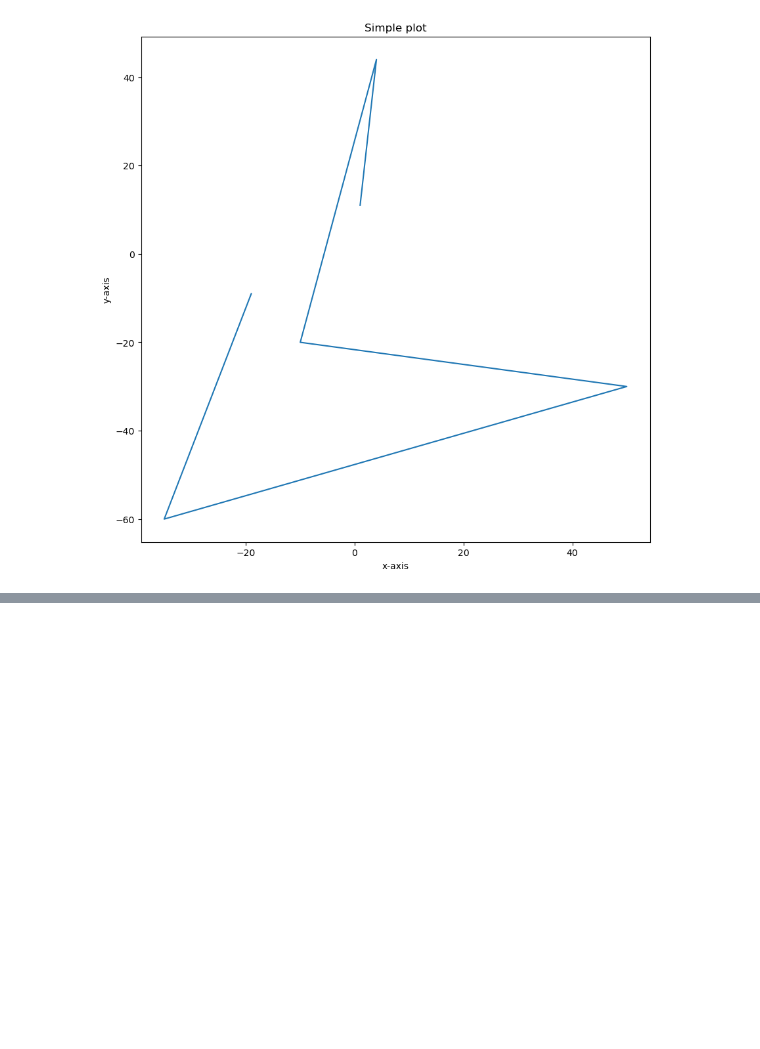
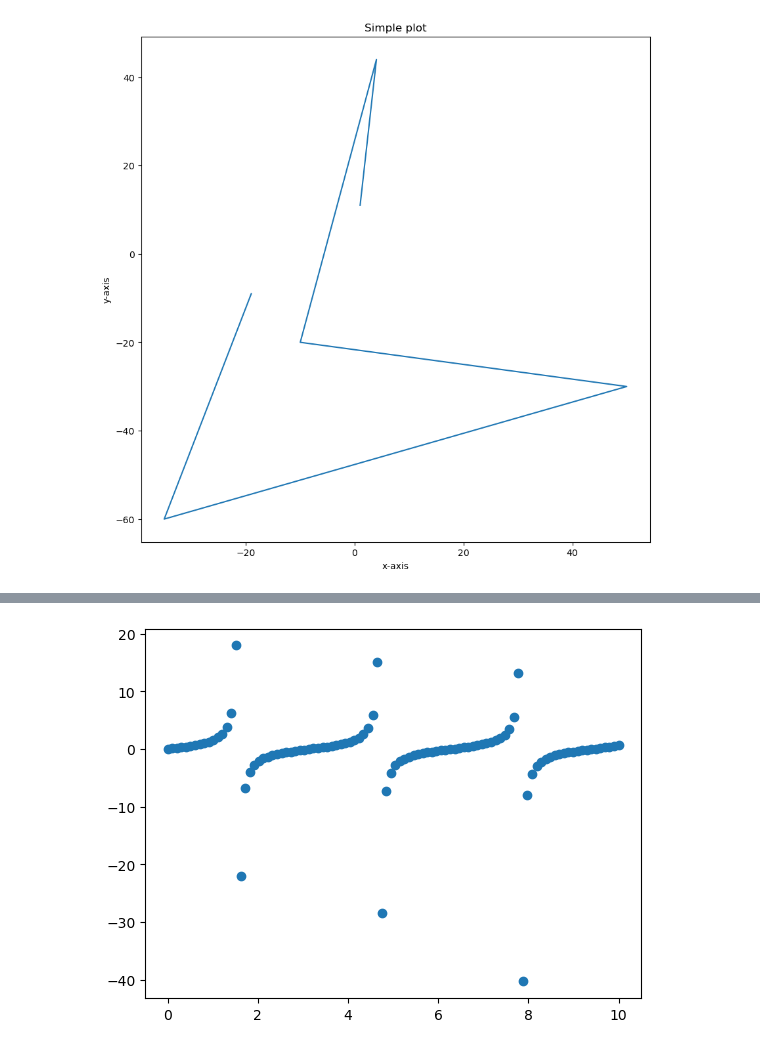
Before and after one commit to johnnvas/matplotlib_demo, a Jupyter notebook: Matplotlib_demo.ipynb, the cells around one changed output, grey strips where cells are left out. Drawn from its saved outputs; the diff is of its cells as text; code cells hidden in the pictures; blank space fills up the shorter version.

```diff
--- a/Matplotlib_demo.ipynb
+++ b/Matplotlib_demo.ipynb
@@ -38,0 +82,5 @@ fig.savefig('./simple_plot.png')
+# %%
+fig, ax = plt.subplots()
+ax.scatter(x, np.tan(x));
+# %% [output]
+[figure, added]
```
Also changed, not shown: parts of 9 cells of this notebook.
